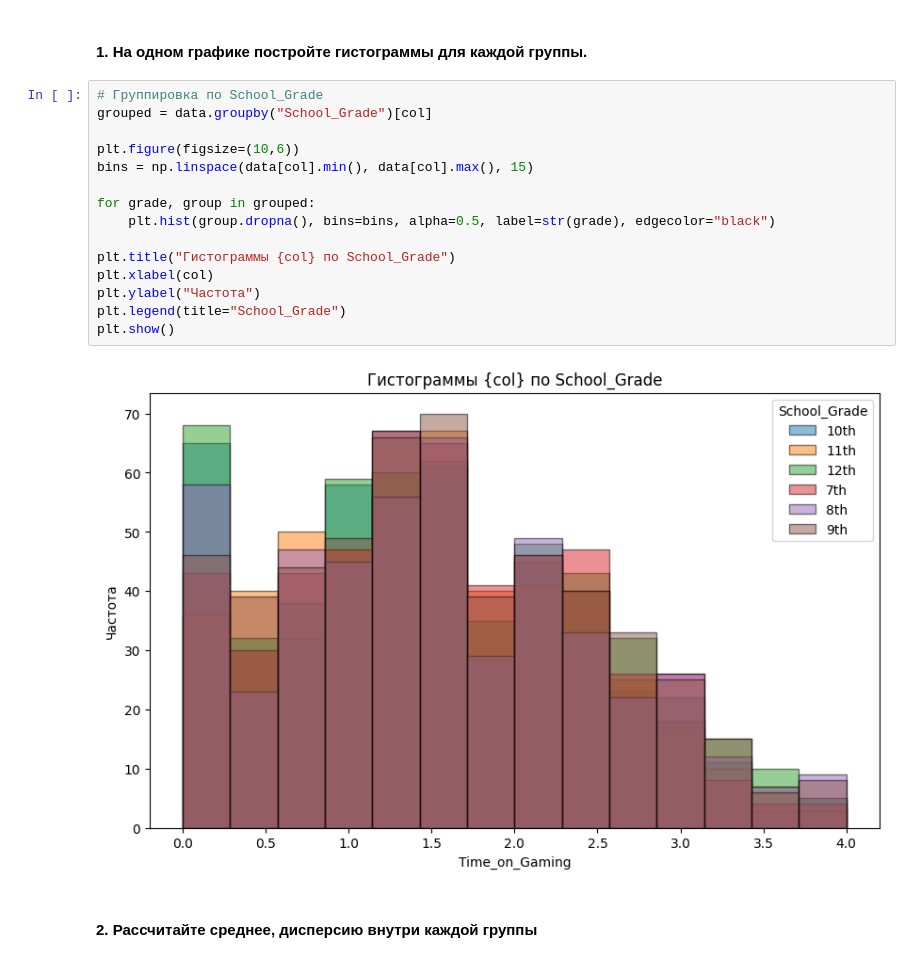
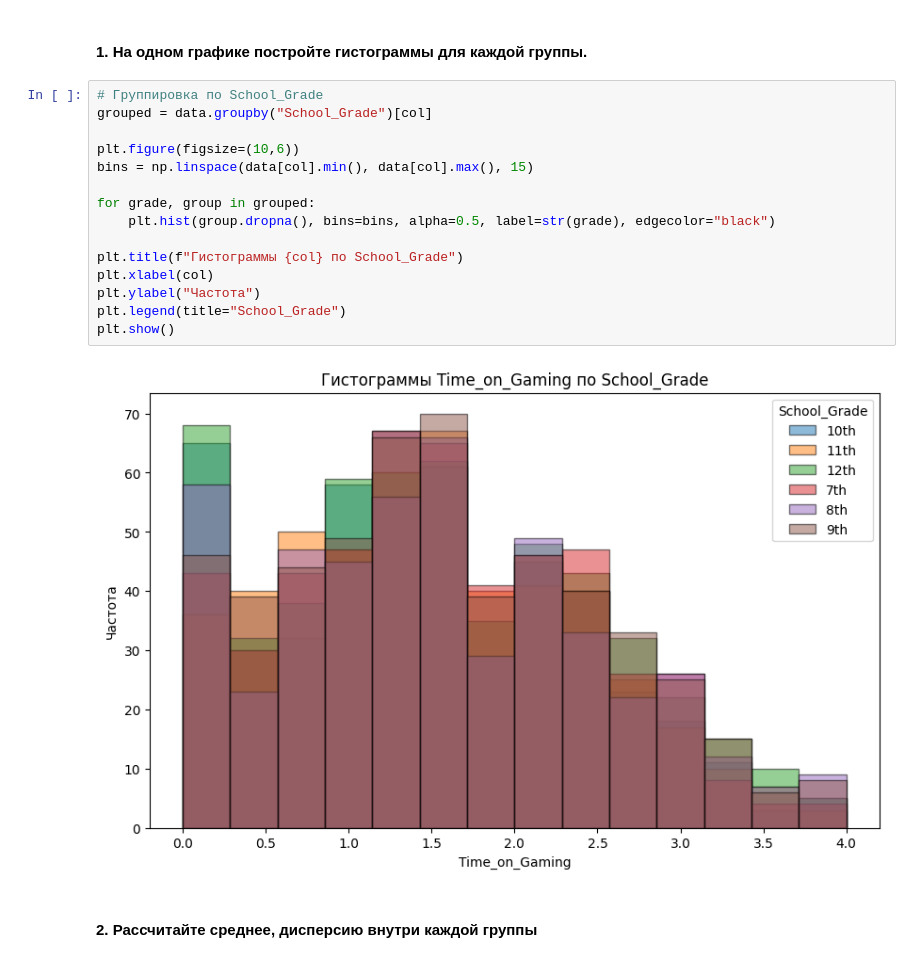
Before and after one commit to poluzerovT/oiad-3-2025, a Jupyter notebook: Snezhko/Snezhko-lab-1.ipynb, the cells around one changed output. Cells and saved outputs as stored; diff of their text form.

```diff
--- a/Snezhko/Snezhko-lab-1.ipynb
+++ b/Snezhko/Snezhko-lab-1.ipynb
@@ -350,20 +349,20 @@ for name, s in variants.items():
 # %%
 # Группировка по School_Grade
 grouped = data.groupby("School_Grade")[col]
 
 plt.figure(figsize=(10,6))
 bins = np.linspace(data[col].min(), data[col].max(), 15)
 
 for grade, group in grouped:
     plt.hist(group.dropna(), bins=bins, alpha=0.5, label=str(grade), edgecolor="black")
 
-plt.title("Гистограммы {col} по School_Grade")
+plt.title(f"Гистограммы {col} по School_Grade")
 plt.xlabel(col)
 plt.ylabel("Частота")
 plt.legend(title="School_Grade")
 plt.show()
 # %% [output]
-[figure, old version]
+[figure, new version]
 # %% [markdown]
 #### 2. Рассчитайте среднее, дисперсию внутри каждой группы
 # %%
```
Also changed, not shown: parts of 4 cells of this notebook, 1 other file.
